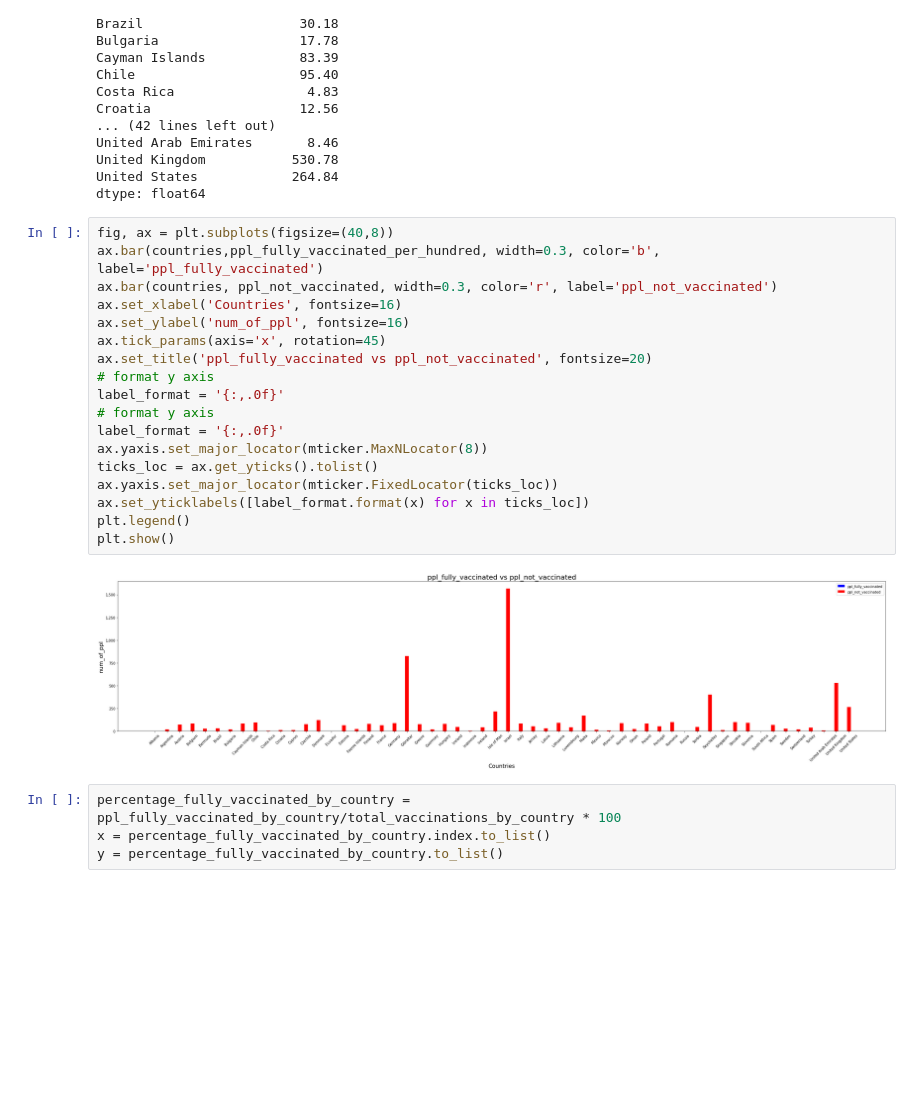
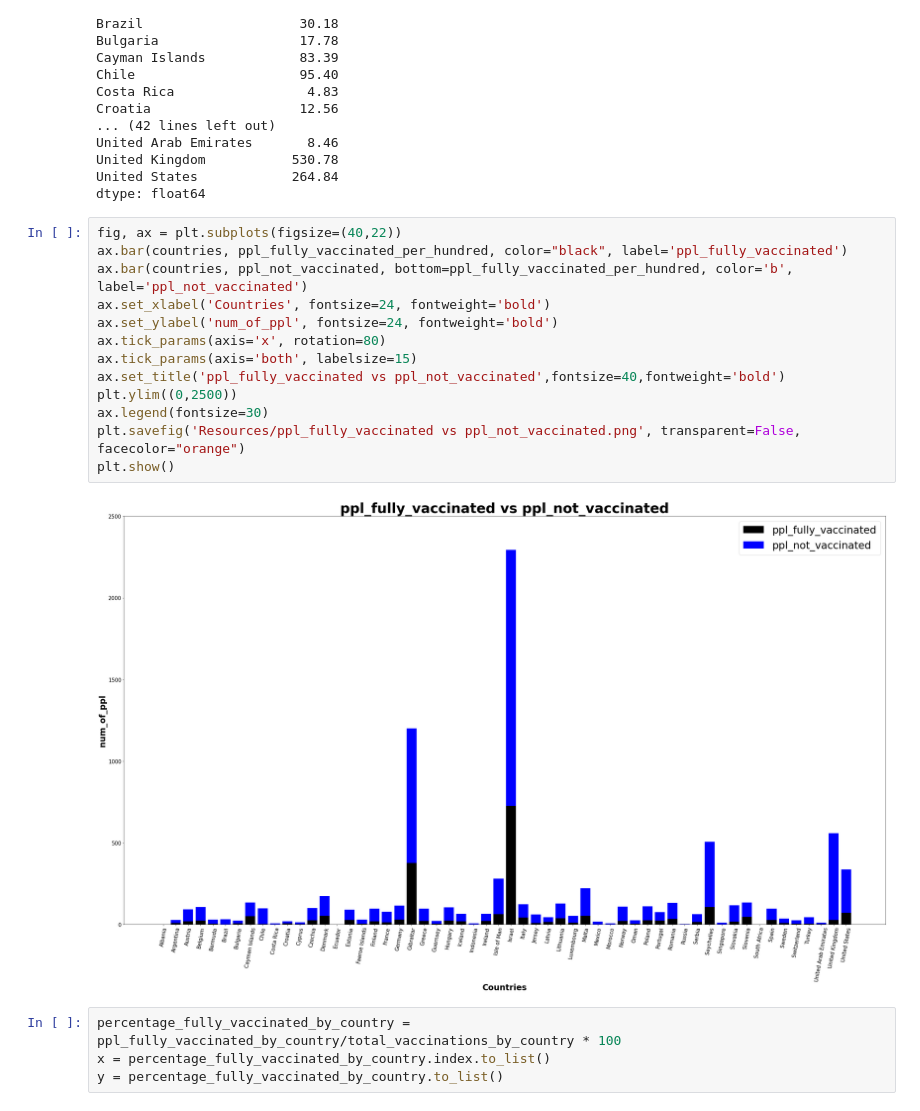
Before and after one commit to hariniv22/Covid_19_Data_Analysis, a Jupyter notebook: ETL_final_project.ipynb, the cells around one changed output. Saved outputs shown, nothing was run; the diff lists cells and outputs as text; blank space fills up the shorter version.

```diff
--- a/ETL_final_project.ipynb
+++ b/ETL_final_project.ipynb
@@ -240,25 +245,20 @@ United Kingdom           530.78
 United States            264.84
 dtype: float64
 # %%
-fig, ax = plt.subplots(figsize=(40,8))
-ax.bar(countries,ppl_fully_vaccinated_per_hundred, width=0.3, color='b', label='ppl_fully_vaccinated')
-ax.bar(countries, ppl_not_vaccinated, width=0.3, color='r', label='ppl_not_vaccinated')
-ax.set_xlabel('Countries', fontsize=16)
-ax.set_ylabel('num_of_ppl', fontsize=16)
-ax.tick_params(axis='x', rotation=45)
-ax.set_title('ppl_fully_vaccinated vs ppl_not_vaccinated', fontsize=20)
-# format y axis
-label_format = '{:,.0f}'
-# format y axis
-label_format = '{:,.0f}'
-ax.yaxis.set_major_locator(mticker.MaxNLocator(8))
-ticks_loc = ax.get_yticks().tolist()
-ax.yaxis.set_major_locator(mticker.FixedLocator(ticks_loc))
-ax.set_yticklabels([label_format.format(x) for x in ticks_loc])
-plt.legend()
+fig, ax = plt.subplots(figsize=(40,22))
+ax.bar(countries, ppl_fully_vaccinated_per_hundred, color="black", label='ppl_fully_vaccinated')
+ax.bar(countries, ppl_not_vaccinated, bottom=ppl_fully_vaccinated_per_hundred, color='b', label='ppl_not_vaccinated')
+ax.set_xlabel('Countries', fontsize=24, fontweight='bold')
+ax.set_ylabel('num_of_ppl', fontsize=24, fontweight='bold')
+ax.tick_params(axis='x', rotation=80)
+ax.tick_params(axis='both', labelsize=15)
+ax.set_title('ppl_fully_vaccinated vs ppl_not_vaccinated',fontsize=40,fontweight='bold')
+plt.ylim((0,2500))
+ax.legend(fontsize=30)
+plt.savefig('Resources/ppl_fully_vaccinated vs ppl_not_vaccinated.png', transparent=False, facecolor="orange")
 plt.show()
 # %% [output]
-[figure, old version]
+[figure, new version]
 # %%
 percentage_fully_vaccinated_by_country = ppl_fully_vaccinated_by_country/total_vaccinations_by_country * 100
 x = percentage_fully_vaccinated_by_country.index.to_list()
```
Also changed, not shown: parts of 7 cells of this notebook, 7 other files.
